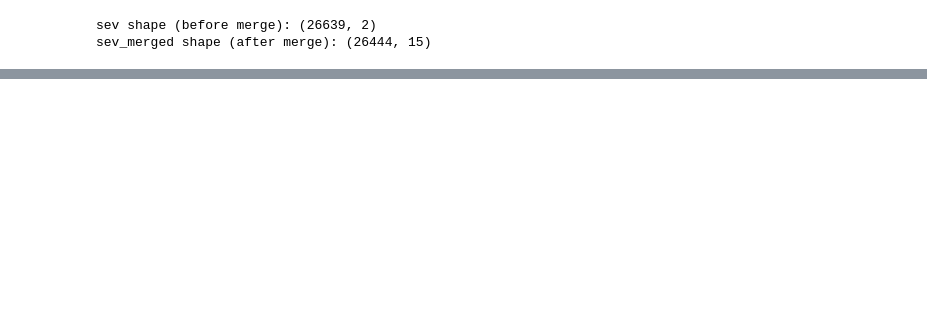
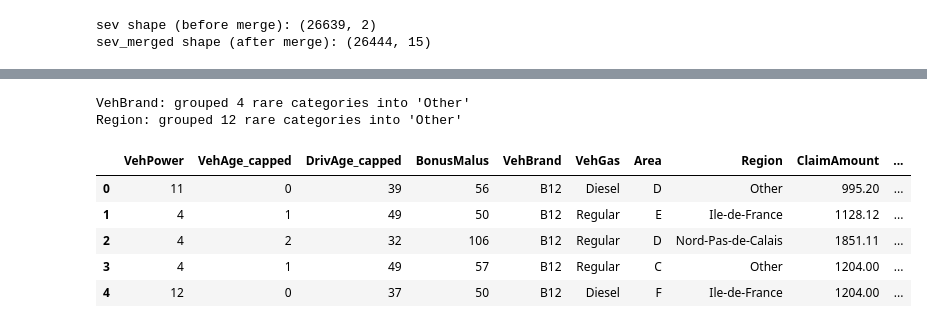
Before and after one commit to rishisatyarthy-star/RiskLabAnalysis, a Jupyter notebook: notebooks/04_claim_severity_modelling.ipynb, the cells around one changed output, grey strips where cells are left out. Saved outputs shown, nothing was run; the diff lists cells and outputs as text; code cells hidden in the pictures; blank space fills up the shorter version.

```diff
--- a/notebooks/04_claim_severity_modelling.ipynb
+++ b/notebooks/04_claim_severity_modelling.ipynb
@@ -37,0 +107,27 @@ sev_merged shape (after merge): (26444, 15)
+# %%
+MIN_CATEGORY_COUNT = 1000 # I again picked this value to ensure that each category has enough claims to estimate what a typical claim size looks like for that category.
+for col in ["VehBrand", "Region"]:
+    counts = sev_merged[col].value_counts()
+    rare = counts[counts < MIN_CATEGORY_COUNT].index
+    sev_merged[col] = sev_merged[col].where(~sev_merged[col].isin(rare), "Other")
+    print(f"{col}: grouped {len(rare)} rare categories into 'Other'")
+# %% [output]
+VehBrand: grouped 4 rare categories into 'Other'
+Region: grouped 12 rare categories into 'Other'
+# %%
+feature_cols = ["VehPower", "VehAge_capped", "DrivAge_capped", "BonusMalus", "VehBrand", "VehGas", "Area", "Region", "Density"]
+
+model_df = sev_merged[feature_cols + ["ClaimAmount"]].copy()
+
+# log-transform Density (heavily right-skewed, per EDA findings)
+model_df["log_Density"] = np.log(model_df["Density"])
+model_df = model_df.drop(columns="Density")
+
+model_df.head()
+# %% [output]
+|  | VehPower | VehAge_capped | DrivAge_capped | BonusMalus | VehBrand | VehGas | Area | Region | ClaimAmount | ... |
+| 0 | 11 | 0 | 39 | 56 | B12 | Diesel | D | Other | 995.20 | ... |
+| 1 | 4 | 1 | 49 | 50 | B12 | Regular | E | Ile-de-France | 1128.12 | ... |
+| 2 | 4 | 2 | 32 | 106 | B12 | Regular | D | Nord-Pas-de-Calais | 1851.11 | ... |
+| 3 | 4 | 1 | 49 | 57 | B12 | Regular | C | Other | 1204.00 | ... |
+| 4 | 12 | 0 | 37 | 50 | B12 | Diesel | F | Ile-de-France | 1204.00 | ... |
```
Also changed, not shown: parts of 12 cells of this notebook, 3 other files.
